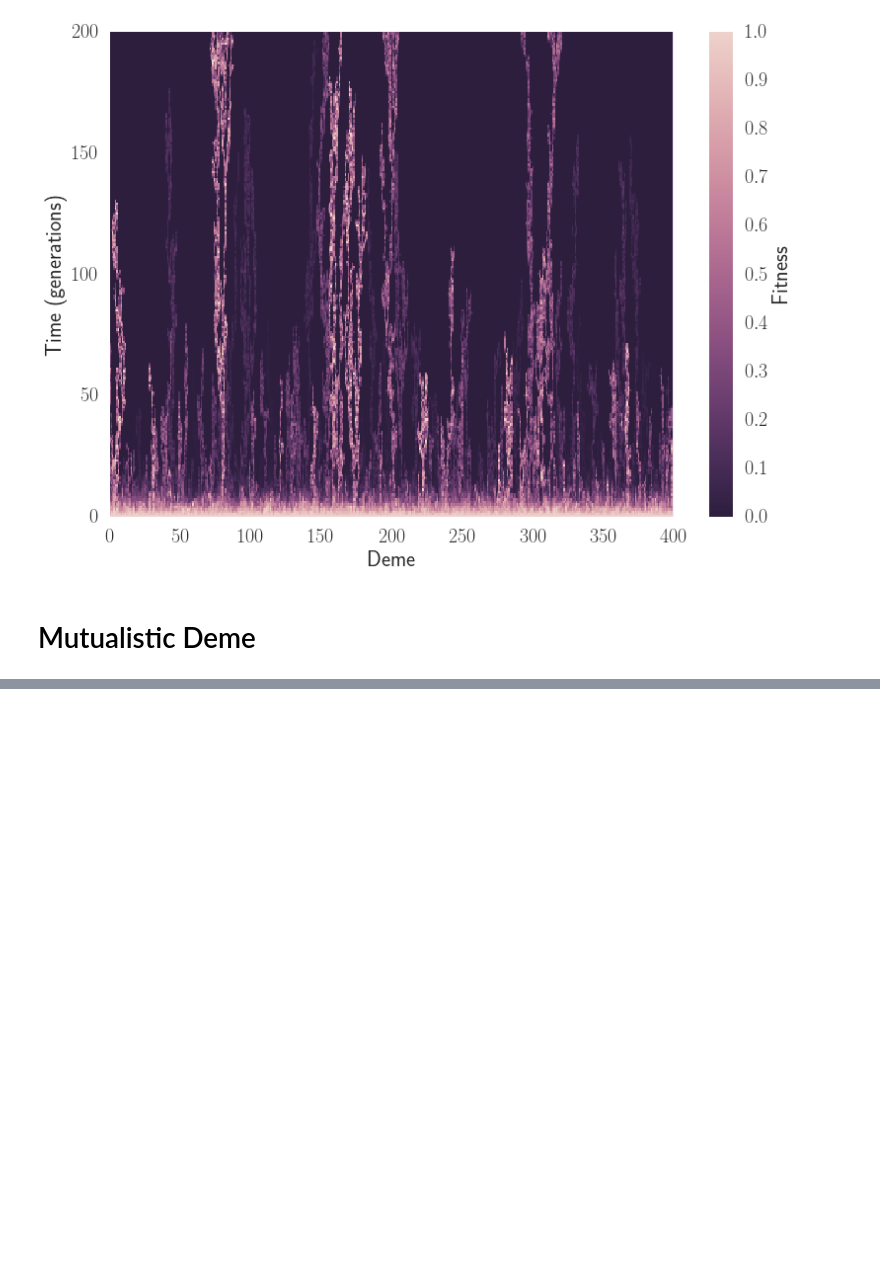
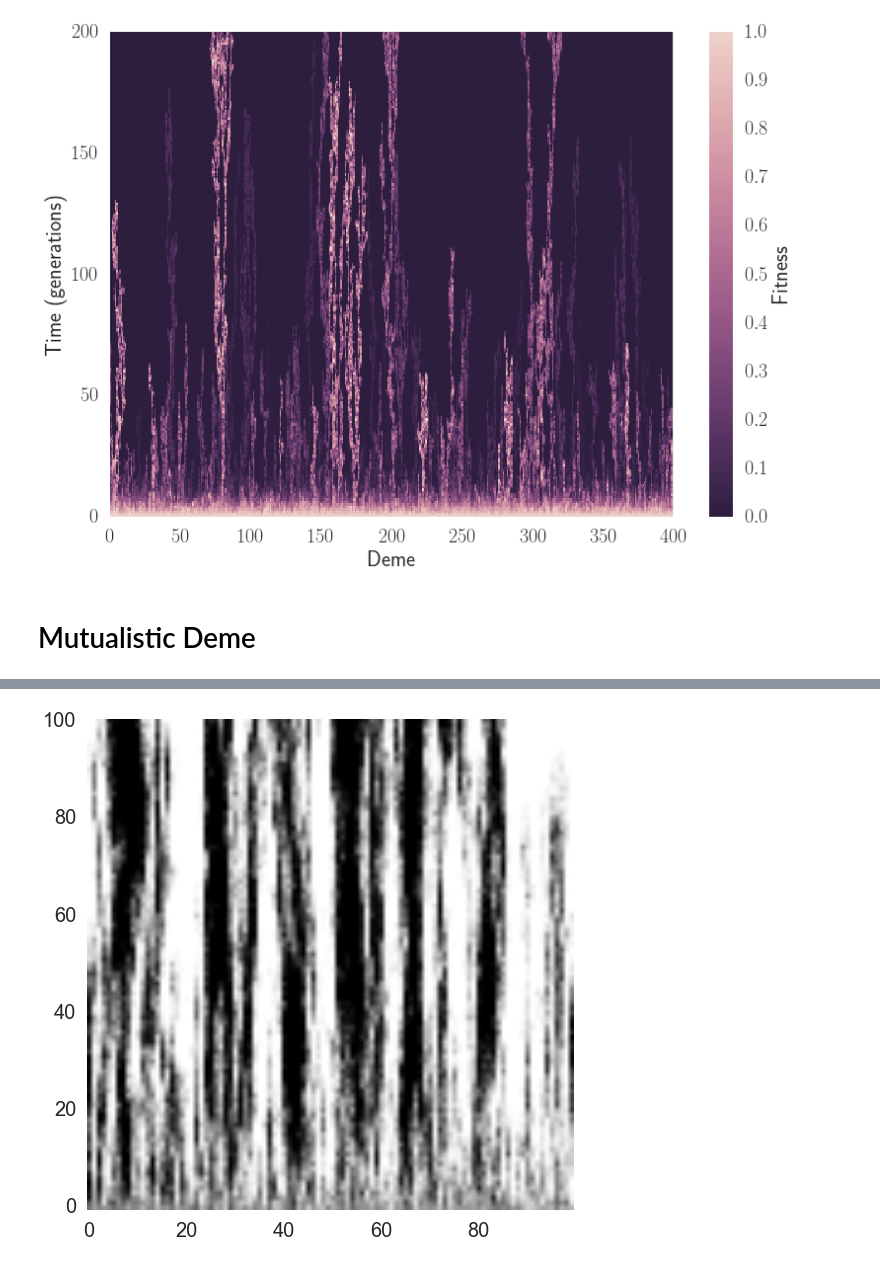
Before and after one commit to pvillamartin/stepping_stone_expansions, a Jupyter notebook: docs/examples_of_use.ipynb, the cells around one changed output, grey strips where cells are left out. Drawn from its saved outputs; the diff is of its cells as text; code cells hidden in the pictures; blank space fills up the shorter version.

```diff
--- a/docs/examples_of_use.ipynb
+++ b/docs/examples_of_use.ipynb
@@ -209,0 +227,5 @@ for i in range(L):
+# %%
+plt.imshow(allele1, origin='lower')
+plt.grid(False)
+# %% [output]
+[figure, added]
```
Also changed, not shown: parts of 6 cells of this notebook, 1 other file.
